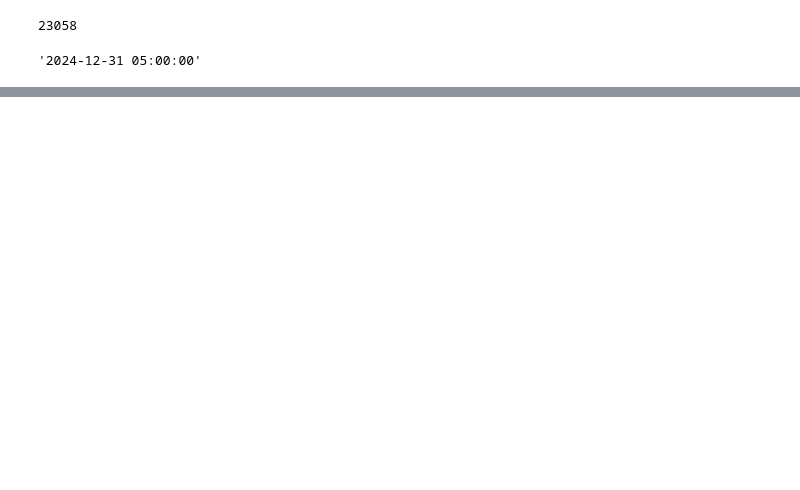
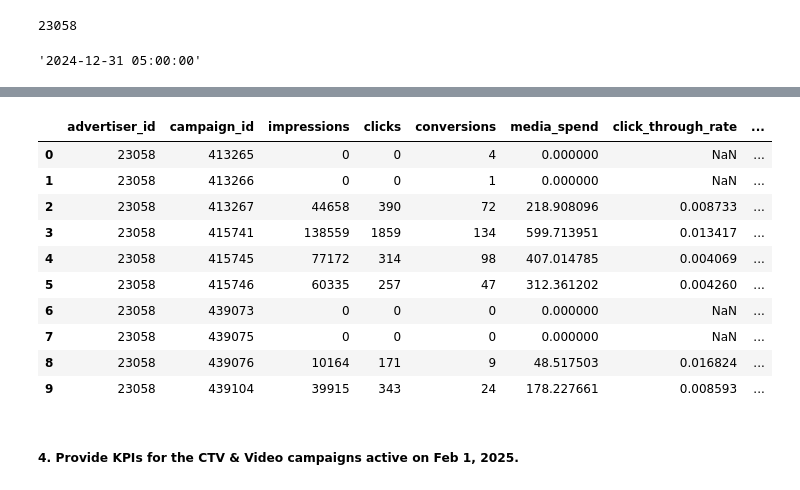
Before and after one commit to jennyw7/testing, a Jupyter notebook: scripts/SQLtest/Assessment.ipynb, the cells around one changed output, grey strips where cells are left out. Drawn from its saved outputs; the diff is of its cells as text; code cells hidden in the pictures; blank space fills up the shorter version.

```diff
--- a/scripts/SQLtest/Assessment.ipynb
+++ b/scripts/SQLtest/Assessment.ipynb
@@ -24,22 +30,39 @@ sub_advertiser_id_string
 mysql_query = f"""
     SELECT  campaigns.id as campaign_id,
             campaigns.name as campaign_name,
-            campaigns.channel_type,
+            campaigns.type AS channel_type,
+            CASE
+                WHEN campaigns.subtype = 0 THEN 'Standard'
+                WHEN campaigns.subtype = 1 THEN 'Blended In-Game'
+                WHEN campaigns.subtype = 2 THEN 'OTT'
+                WHEN campaigns.subtype IN (3,4) THEN 'DOOH'
+                WHEN campaigns.subtype IN (5,6) THEN 'App-install'
+                WHEN campaigns.subtype = 7 THEN 'Cable Video-On-Demand'
+                WHEN campaigns.subtype = 8 THEN 'Live Linear TV'
+                ELSE campaigns.subtype
+            END AS channel_subtype,
             campaigns.start_date,
             campaigns.end_date,
-            campaigns.status_cd,
             users.id as user_id,
             users.company_name as agency_name,
             users.account_name as account_name,
             users.timezone,
             users.team_admin_email as email,
             campaigns.sub_advertiser_id,
-            sub_advertisers.name as sub_advertiser_name
+            sub_advertisers.name as sub_advertiser_name,
+            campaigns_conversion_trackers.id as conversion_tracker_id,
+            campaigns_conversion_trackers.tracker_type,
+            conversion_trackers.name as conversion_tracker_name,
+            conversion_trackers.unique_key as conversion_tracker_unique_key
     FROM    campaigns
             LEFT JOIN users
                 ON campaigns.user_id = users.id
             LEFT JOIN sub_advertisers
                 ON campaigns.sub_advertiser_id = sub_advertisers.id
+            LEFT JOIN campaigns_conversion_trackers
+                ON campaigns.id = campaigns_conversion_trackers.campaign_id
+            LEFT JOIN conversion_trackers
+                ON campaigns_conversion_trackers.conversion_tracker_id = conversion_trackers.id
     WHERE   campaigns.sub_advertiser_id IN ({sub_advertiser_id_string})
             and users.team_admin_email = 'jallen@teampurpose.com'
 """
@@ -108,8 +204,8 @@ groupby_stmt = "group by advertiser_id, campaign_id"
 
 orderby_stmt = "order by campaign_id"
 # %%
-rs_df = daily_looper_fun(dur = 31,
-                        enddate = end_date_utc,
+rs_df = daily_looper_fun(dur = 30,
+                        enddate = '2024-12-31 05:00:00',
                         SELECT = select_stmt,
                         WHERE_daily = where_stmt,
                         GROUPBY = groupby_stmt,
@@ -174,0 +249,16 @@ with filter: all tables passed
+# %%
+rs_df[['advertiser_id', 'campaign_id', 'impressions', 'clicks', 'conversions', 'media_spend', 'click_through_rate', 'conversion_rate', 'engagements', 'engagement_rate', 'cost_per_click']].head(10)
+# %% [output]
+|  | advertiser_id | campaign_id | impressions | clicks | conversions | media_spend | click_through_rate | ... |
+| 0 | 23058 | 413265 | 0 | 0 | 4 | 0.000000 | NaN | ... |
+| 1 | 23058 | 413266 | 0 | 0 | 1 | 0.000000 | NaN | ... |
+| 2 | 23058 | 413267 | 44658 | 390 | 72 | 218.908096 | 0.008733 | ... |
+| 3 | 23058 | 415741 | 138559 | 1859 | 134 | 599.713951 | 0.013417 | ... |
+| 4 | 23058 | 415745 | 77172 | 314 | 98 | 407.014785 | 0.004069 | ... |
+| 5 | 23058 | 415746 | 60335 | 257 | 47 | 312.361202 | 0.004260 | ... |
+| 6 | 23058 | 439073 | 0 | 0 | 0 | 0.000000 | NaN | ... |
+| 7 | 23058 | 439075 | 0 | 0 | 0 | 0.000000 | NaN | ... |
+| 8 | 23058 | 439076 | 10164 | 171 | 9 | 48.517503 | 0.016824 | ... |
+| 9 | 23058 | 439104 | 39915 | 343 | 24 | 178.227661 | 0.008593 | ... |
+# %% [markdown]
+##### 4. Provide KPIs for the CTV & Video campaigns active on Feb 1, 2025.
```
Also changed, not shown: parts of 28 cells of this notebook, 1 other file.
